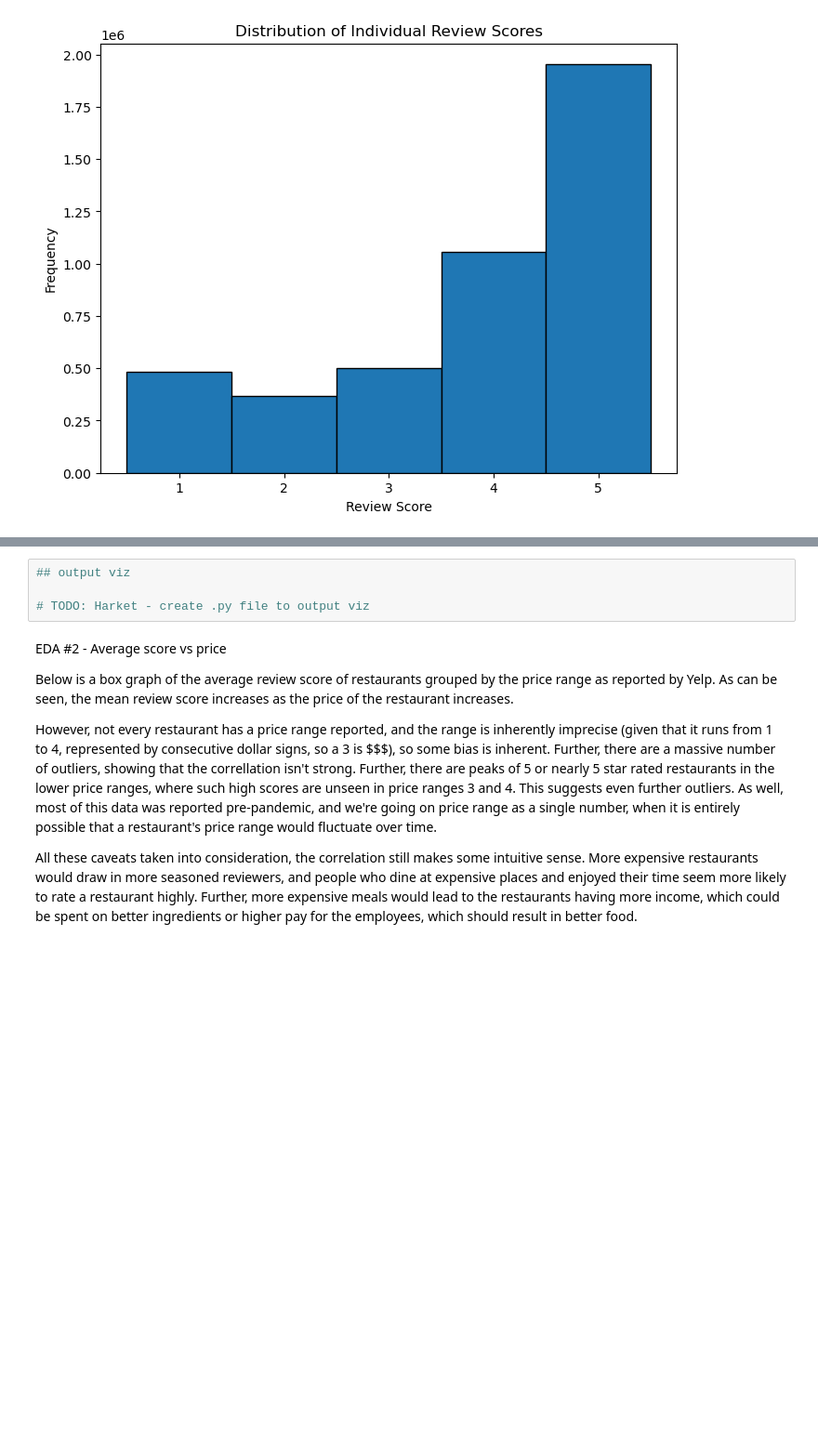
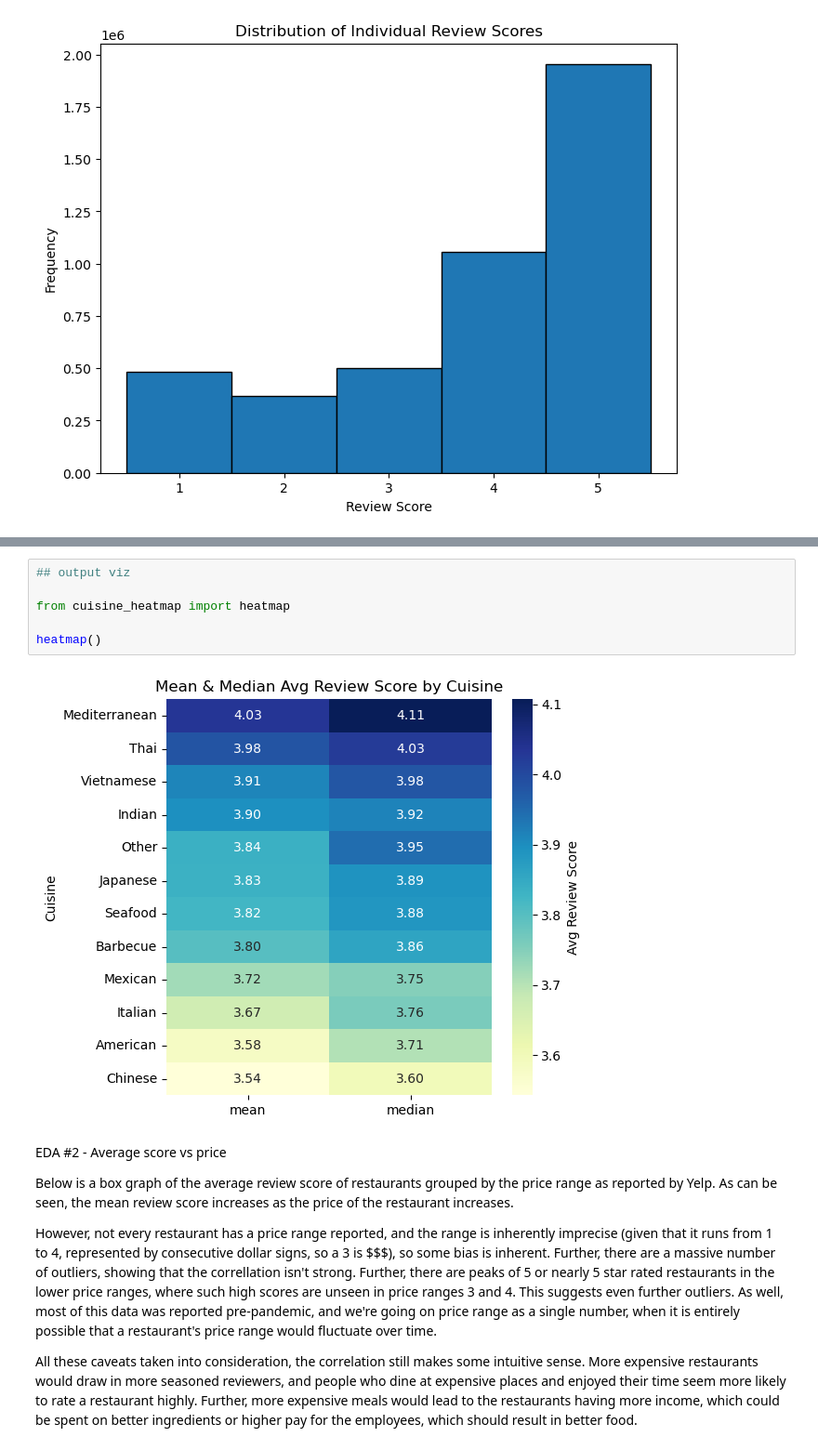
Before and after one commit to uic-cs418/group-project-better-late-than-never, a Jupyter notebook: final_report.ipynb, the cells around one changed output, grey strips where cells are left out. Shown: that part at 93% size. Cells and saved outputs as stored; diff of their text form; blank space fills up the shorter version.

Commit message:
heatmap eda

```diff
--- a/final_report.ipynb
+++ b/final_report.ipynb
@@ -62,7 +71,11 @@ TODO: Describe viz and takeaways
 # %%
 ## output viz
 
-# TODO: Harket - create .py file to output viz
+from cuisine_heatmap import heatmap
+
+heatmap()
+# %% [output]
+[figure, added]
 # %% [markdown]
 EDA #2 - Average score vs price
 
```
Also changed, not shown: parts of 1 cell of this notebook.
